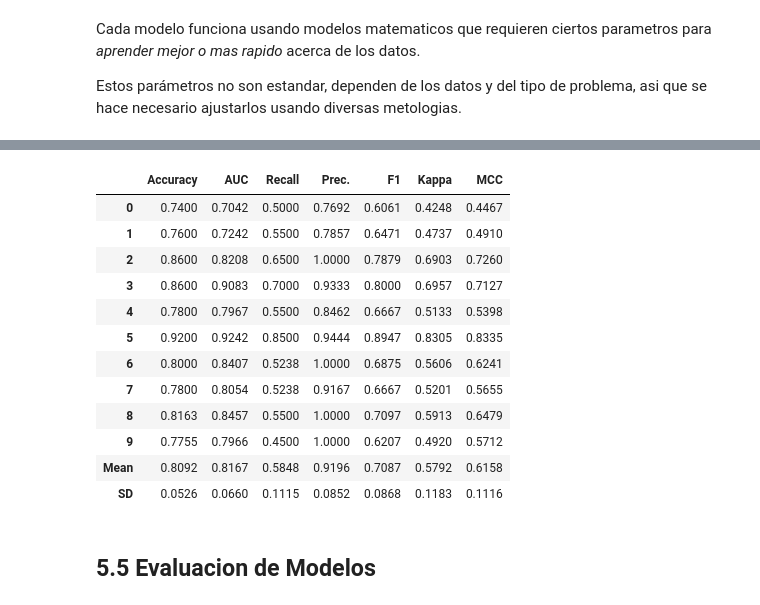
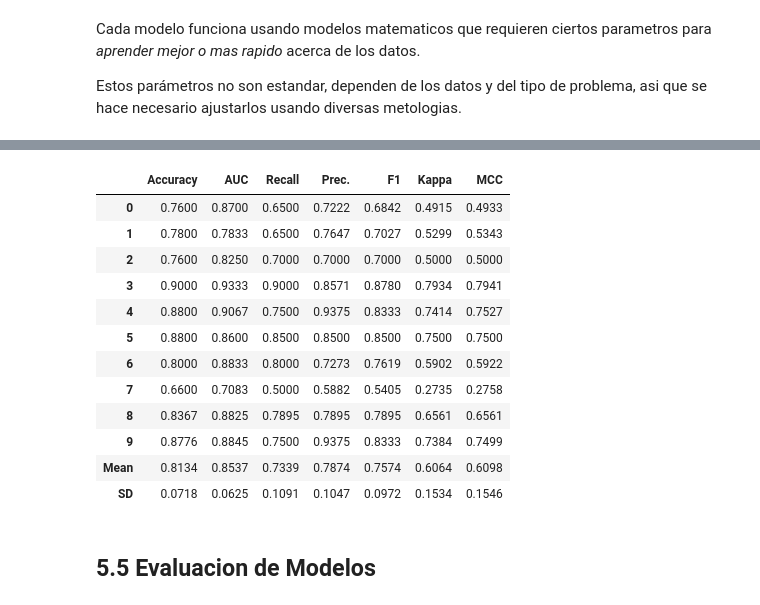
Before and after one commit to diegojeda/Titanic, a Jupyter notebook: Titanic.ipynb, the cells around one changed output, grey strips where cells are left out. Drawn from its saved outputs; the diff is of its cells as text; code cells hidden in the pictures.

```diff
--- a/Titanic.ipynb
+++ b/Titanic.ipynb
@@ -484,0 +503,2 @@ Titanic_gbc = create_model("gbc")
+# %%
+Titanic_lr = create_model("lr")
@@ -501,2 +534,0 @@ Titanic_lgbc = create_model("lightgbm")
-# %%
-Titanic_lr = create_model("rf")
@@ -572,19 +588,19 @@ Titanic_lgbc = tune_model(Titanic_lgbc, n_iter = 50)
 # %%
-Titanic_RF = tune_model(Titanic_lr, n_iter = 50)
+Titanic_lr = tune_model(Titanic_lr, n_iter = 50)
 # %% [output]
 |  | Accuracy | AUC | Recall | Prec. | F1 | Kappa | MCC |
-| 0 | 0.7400 | 0.7042 | 0.5000 | 0.7692 | 0.6061 | 0.4248 | 0.4467 |
-| 1 | 0.7600 | 0.7242 | 0.5500 | 0.7857 | 0.6471 | 0.4737 | 0.4910 |
-| 2 | 0.8600 | 0.8208 | 0.6500 | 1.0000 | 0.7879 | 0.6903 | 0.7260 |
-| 3 | 0.8600 | 0.9083 | 0.7000 | 0.9333 | 0.8000 | 0.6957 | 0.7127 |
-| 4 | 0.7800 | 0.7967 | 0.5500 | 0.8462 | 0.6667 | 0.5133 | 0.5398 |
-| 5 | 0.9200 | 0.9242 | 0.8500 | 0.9444 | 0.8947 | 0.8305 | 0.8335 |
-| 6 | 0.8000 | 0.8407 | 0.5238 | 1.0000 | 0.6875 | 0.5606 | 0.6241 |
-| 7 | 0.7800 | 0.8054 | 0.5238 | 0.9167 | 0.6667 | 0.5201 | 0.5655 |
-| 8 | 0.8163 | 0.8457 | 0.5500 | 1.0000 | 0.7097 | 0.5913 | 0.6479 |
-| 9 | 0.7755 | 0.7966 | 0.4500 | 1.0000 | 0.6207 | 0.4920 | 0.5712 |
-| Mean | 0.8092 | 0.8167 | 0.5848 | 0.9196 | 0.7087 | 0.5792 | 0.6158 |
-| SD | 0.0526 | 0.0660 | 0.1115 | 0.0852 | 0.0868 | 0.1183 | 0.1116 |
+| 0 | 0.7600 | 0.8700 | 0.6500 | 0.7222 | 0.6842 | 0.4915 | 0.4933 |
+| 1 | 0.7800 | 0.7833 | 0.6500 | 0.7647 | 0.7027 | 0.5299 | 0.5343 |
+| 2 | 0.7600 | 0.8250 | 0.7000 | 0.7000 | 0.7000 | 0.5000 | 0.5000 |
+| 3 | 0.9000 | 0.9333 | 0.9000 | 0.8571 | 0.8780 | 0.7934 | 0.7941 |
+| 4 | 0.8800 | 0.9067 | 0.7500 | 0.9375 | 0.8333 | 0.7414 | 0.7527 |
+| 5 | 0.8800 | 0.8600 | 0.8500 | 0.8500 | 0.8500 | 0.7500 | 0.7500 |
+| 6 | 0.8000 | 0.8833 | 0.8000 | 0.7273 | 0.7619 | 0.5902 | 0.5922 |
+| 7 | 0.6600 | 0.7083 | 0.5000 | 0.5882 | 0.5405 | 0.2735 | 0.2758 |
+| 8 | 0.8367 | 0.8825 | 0.7895 | 0.7895 | 0.7895 | 0.6561 | 0.6561 |
+| 9 | 0.8776 | 0.8845 | 0.7500 | 0.9375 | 0.8333 | 0.7384 | 0.7499 |
+| Mean | 0.8134 | 0.8537 | 0.7339 | 0.7874 | 0.7574 | 0.6064 | 0.6098 |
+| SD | 0.0718 | 0.0625 | 0.1091 | 0.1047 | 0.0972 | 0.1534 | 0.1546 |
 # %% [markdown]
 ## **5.5 Evaluacion de Modelos**
 # %% [markdown]
```
Also changed, not shown: parts of 31 cells of this notebook.
